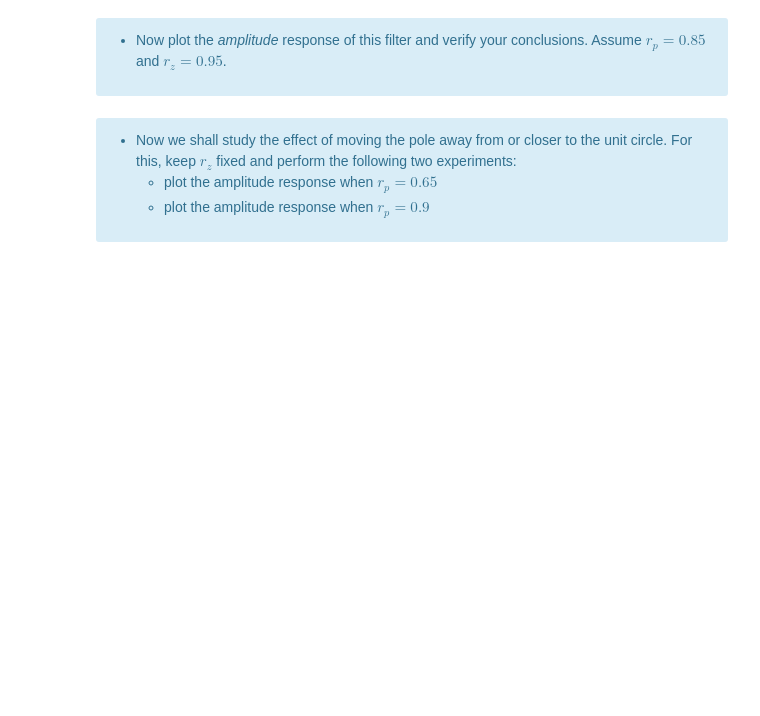
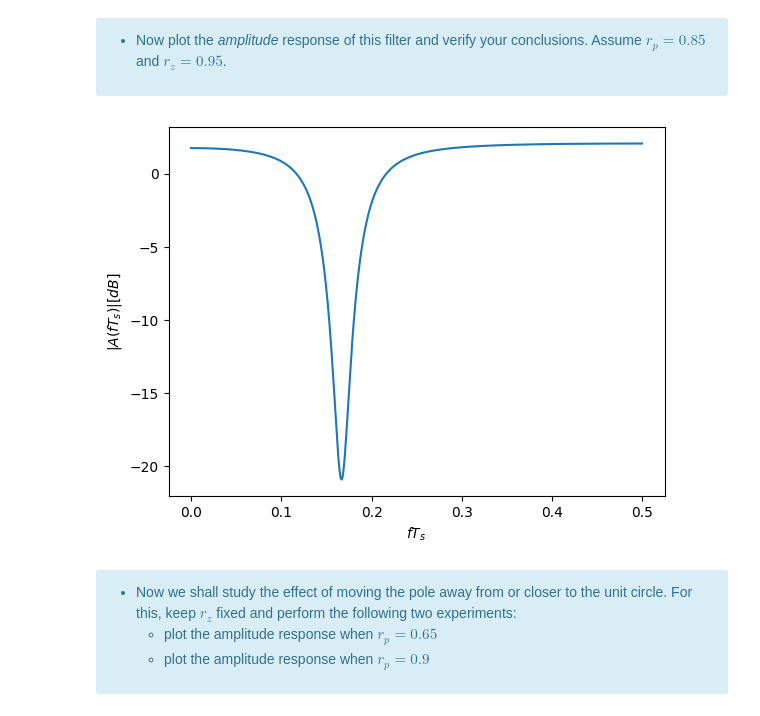
Before and after one commit to mrcocolinho/MSPS-Assignments, a Jupyter notebook: Notebooks/Assignment 3/ex03.ipynb, the cells around one changed output. Drawn from its saved outputs; the diff is of its cells as text; code cells hidden in the pictures; blank space fills up the shorter version.

```diff
--- a/Notebooks/Assignment 3/ex03.ipynb
+++ b/Notebooks/Assignment 3/ex03.ipynb
@@ -400,3 +404,19 @@ plt.show()
+# %%
+# Amplitude response of 2nd order IIR filter
+# Code here.
+Az = [1, -0.85, 0.85**2]
+Bz = [1, -0.95, 0.95**2]
+
+omega, H = signal.freqz(Bz, Az, worN = 1024)
+f = omega/(2*np.pi)
+amp = 20*np.log(np.abs(H))
+
+plt.plot(f, amp)
+plt.xlabel('$fT_s$')
+plt.ylabel('$|A(fT_s)| [dB]$')
+plt.show()
+# %% [output]
+[figure, added]
 # %% [markdown]
 <div class="alert alert-info">
 
```
Also changed, not shown: parts of 15 cells of this notebook.
